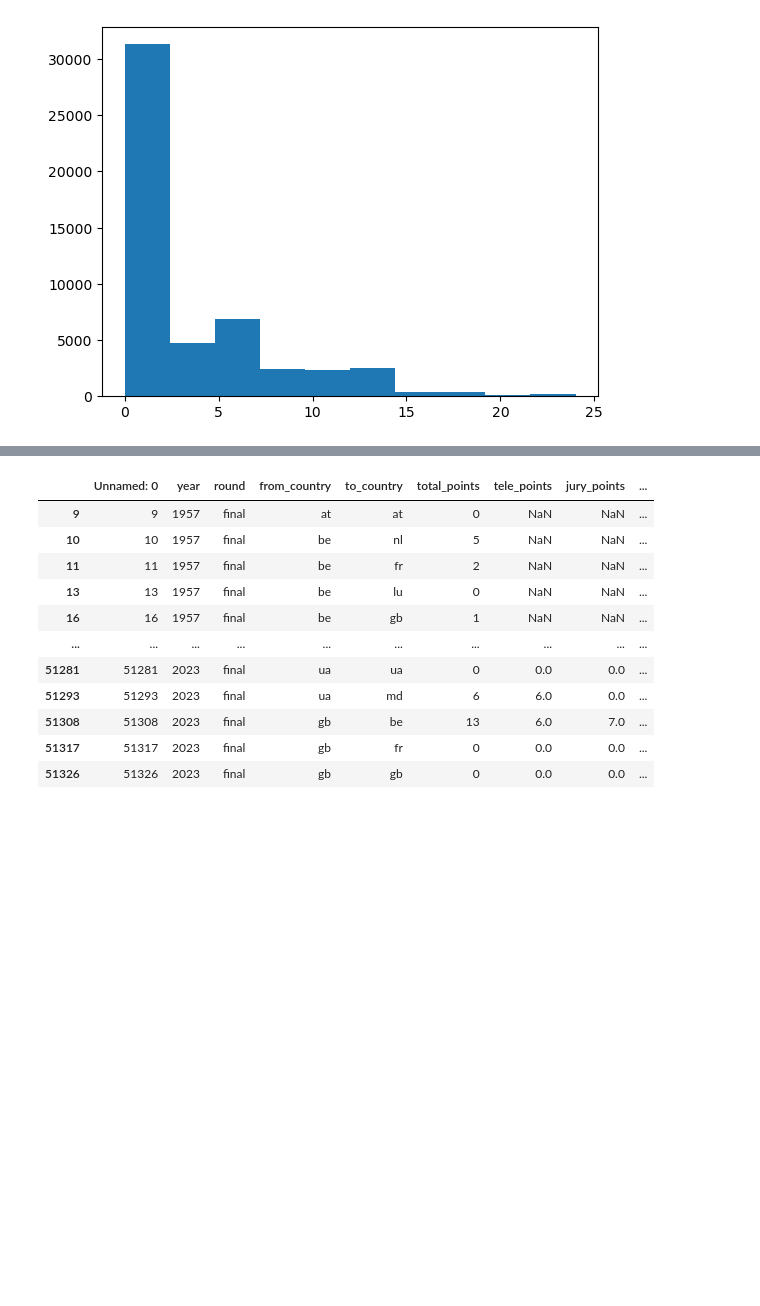
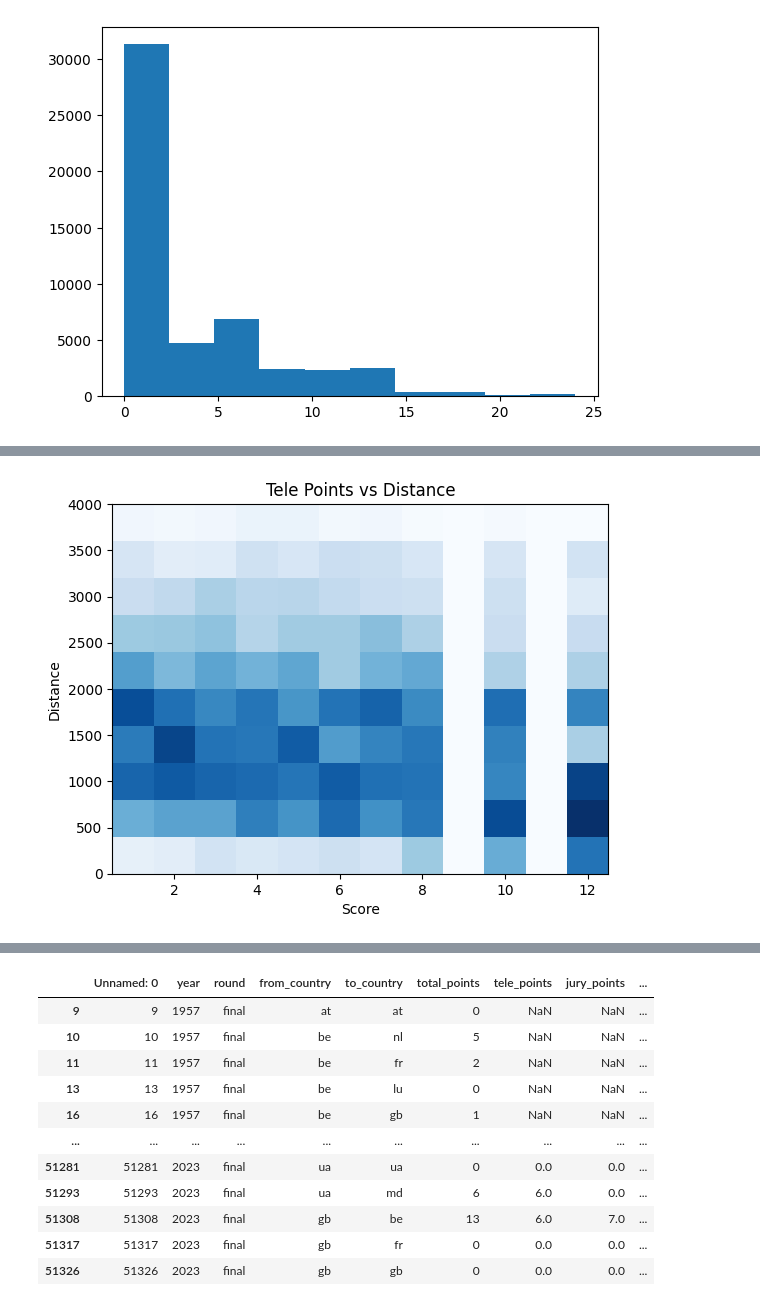
Before and after one commit to kluedemann/eurovision-voting-analysis, a Jupyter notebook: src/preliminary_analysis.ipynb, the cells around one changed output, grey strips where cells are left out. Saved outputs shown, nothing was run; the diff lists cells and outputs as text; code cells hidden in the pictures; blank space fills up the shorter version.

```diff
--- a/src/preliminary_analysis.ipynb
+++ b/src/preliminary_analysis.ipynb
@@ -79 +91,13 @@ plt.show()
+# %%
+trunc_votes = votes_df[(votes_df["distance"] < 4000) & (votes_df["tele_points"] > 0)].dropna()
+# trunc_votes = votes_df[votes_df["distance"] < 4000].dropna()
+
+plt.hist2d(trunc_votes["tele_points"], trunc_votes["distance"], bins=(12, 10), range=[[0.5, 12.5],[0, 4000]], cmap="Blues")
+plt.xlabel("Score")
+plt.ylabel("Distance")
+plt.title("Tele Points vs Distance")
+plt.savefig("../plots/data/tele_points.png")
+plt.show()
+# %% [output]
+[figure, added]
 # %%
```
Also changed, not shown: parts of 6 cells of this notebook, 2 other files.
